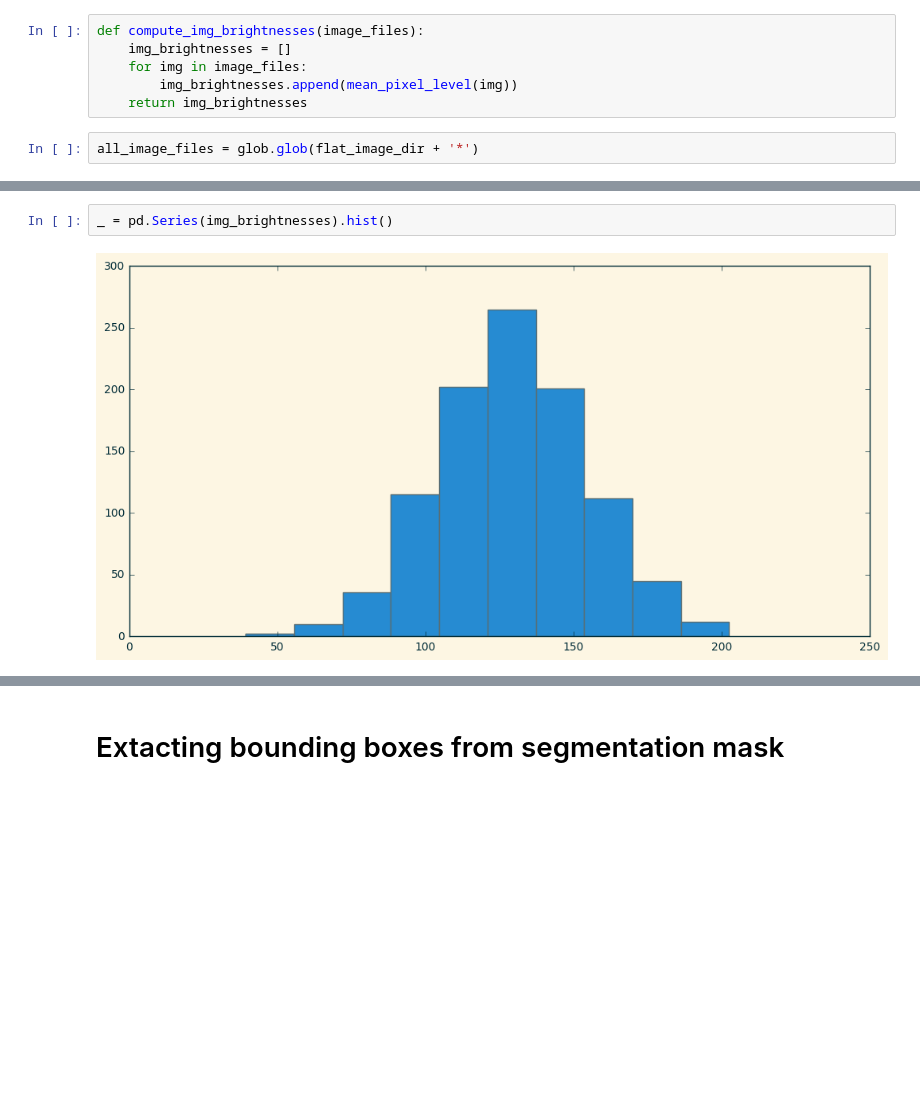
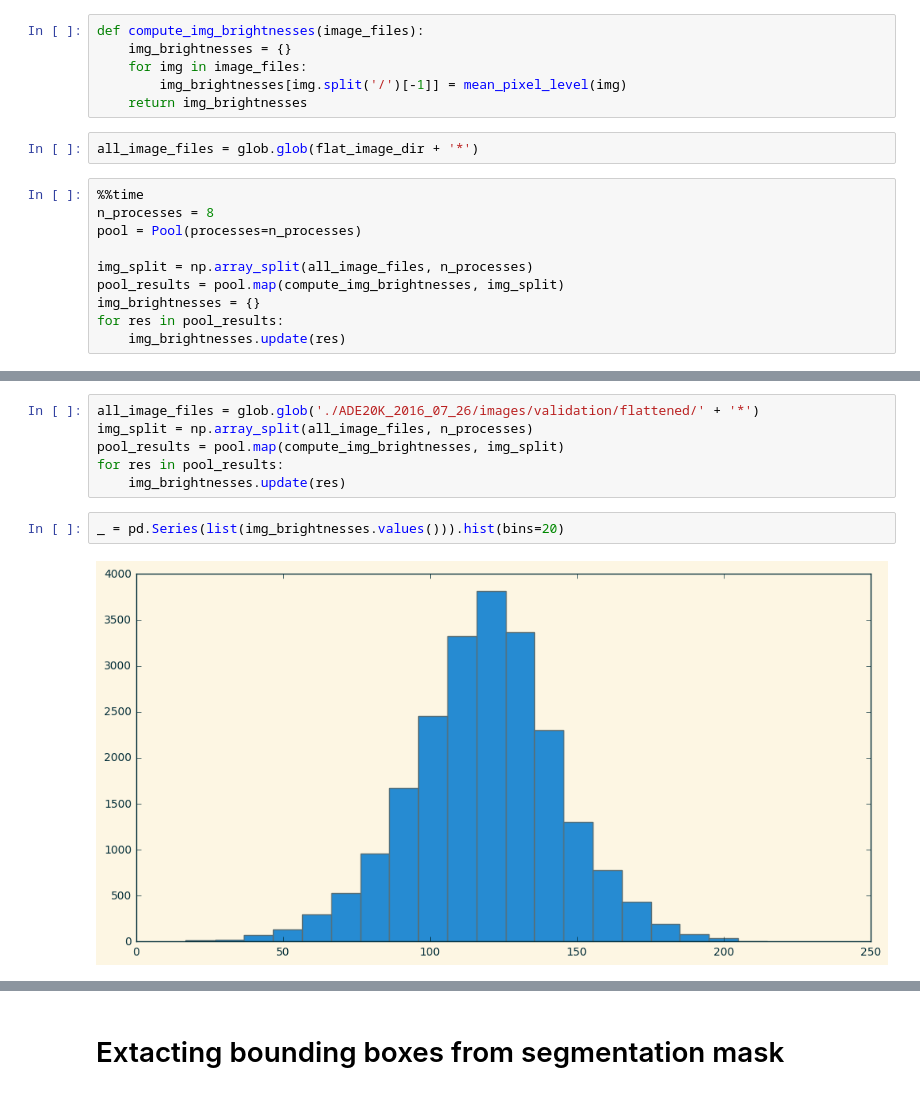
Before and after one commit to drschwenk/pqa_notebooks, a Jupyter notebook: ade_image_selection.ipynb, the cells around one changed output, grey strips where cells are left out. Drawn from its saved outputs; the diff is of its cells as text; blank space fills up the shorter version.

```diff
--- a/ade_image_selection.ipynb
+++ b/ade_image_selection.ipynb
@@ -387,9 +387,19 @@ def mean_pixel_level(img_file):
    return img_stats.mean[0]
 # %%
 def compute_img_brightnesses(image_files):
-    img_brightnesses = []
+    img_brightnesses = {}
     for img in image_files:
-        img_brightnesses.append(mean_pixel_level(img))
+        img_brightnesses[img.split('/')[-1]] = mean_pixel_level(img)
     return img_brightnesses
 # %%
 all_image_files = glob.glob(flat_image_dir + '*')
+# %%
+%%time
+n_processes = 8
+pool = Pool(processes=n_processes)
+
+img_split = np.array_split(all_image_files, n_processes)
+pool_results = pool.map(compute_img_brightnesses, img_split)
+img_brightnesses = {}
+for res in pool_results:
+    img_brightnesses.update(res)
@@ -396,4 +409,10 @@ all_image_files = glob.glob(flat_image_dir + '*')
+# %%
+all_image_files = glob.glob('./ADE20K_2016_07_26/images/validation/flattened/' + '*')
+img_split = np.array_split(all_image_files, n_processes)
+pool_results = pool.map(compute_img_brightnesses, img_split)
+for res in pool_results:
+    img_brightnesses.update(res)
 # %%
-_ = pd.Series(img_brightnesses).hist()
+_ = pd.Series(list(img_brightnesses.values())).hist(bins=20)
 # %% [output]
-[figure, old version]
+[figure, new version]
```
Also changed, not shown: parts of 21 cells of this notebook.
